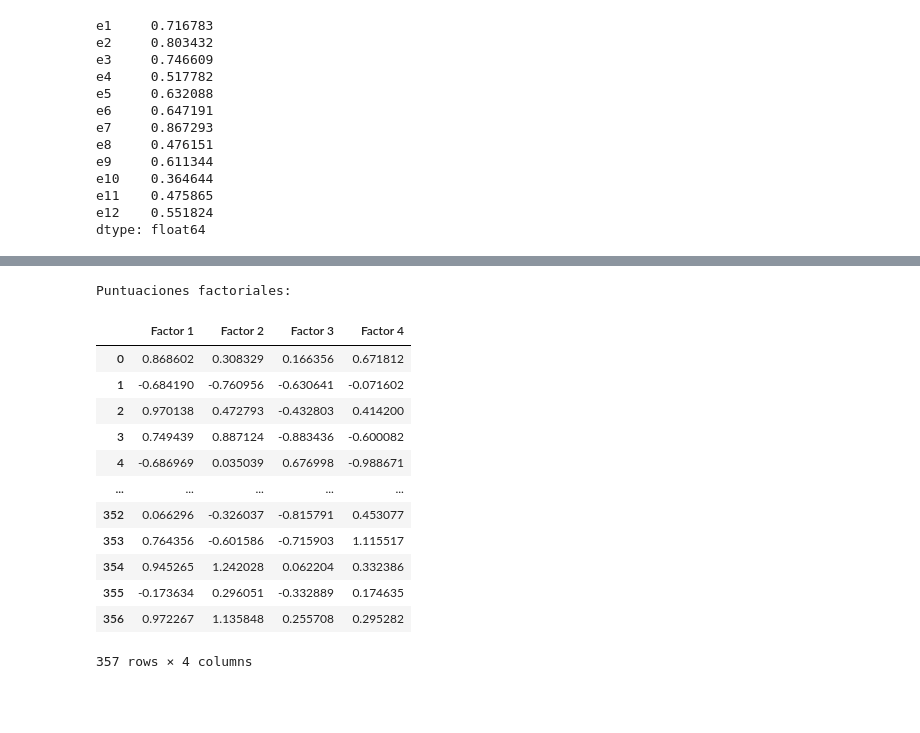
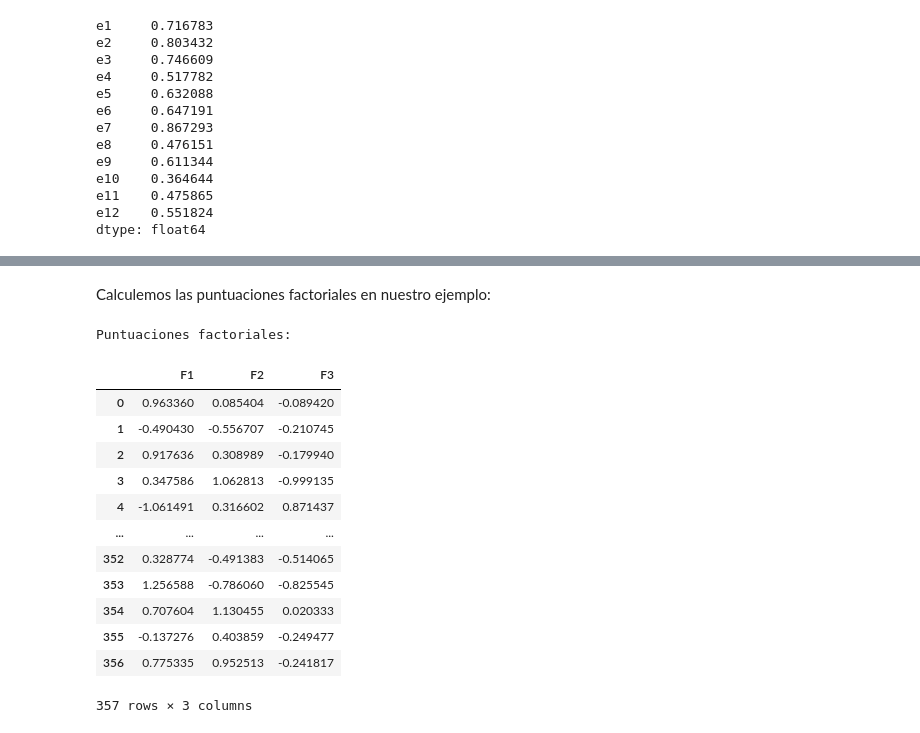
Before and after one commit to renatoparedes/EstadisticaYPsicologiaMatematica, a Jupyter notebook: AFE/AnalisisFactorialExploratorio.ipynb, the cells around one changed output, grey strips where cells are left out. Drawn from its saved outputs; the diff is of its cells as text; code cells hidden in the pictures; blank space fills up the shorter version.

```diff
--- a/AFE/AnalisisFactorialExploratorio.ipynb
+++ b/AFE/AnalisisFactorialExploratorio.ipynb
@@ -593,0 +665,10 @@ Las comunalidades sugieren que la variable `e10` no se explica adecuadamente por
+# %%
+new_df = scaled_df.drop(columns=['e8'])
+re_fa = FactorAnalyzer(n_factors=3,rotation="varimax")
+re_fa.fit(new_df)
+
+squared_loadings = pd.DataFrame(re_fa.loadings_**2, columns=['F1', 'F2', 'F3'], index=new_df.columns)
+squared_loadings['Ratio'] = squared_loadings.apply(lambda x: x.nlargest(2).values[0] / x.nlargest(2).values[1], axis=1)
+squared_loadings['Classification'] = squared_loadings['Ratio'].apply(cross_loading_eval)
+print("Cargas Factoriales al cuadrado:")
+squared_loadings
@@ -593,0 +689,4 @@ Las comunalidades sugieren que la variable `e10` no se explica adecuadamente por
+# %%
+re_fa.fit(new_df)
+print("Comunalidades:")
+pd.Series(re_fa.get_communalities(),index=new_df.columns.values)
@@ -604,20 +776,22 @@ Las comunalidades sugieren que la variable `e10` no se explica adecuadamente por
+# %% [markdown]
+Calculemos las puntuaciones factoriales en nuestro ejemplo:
 # %%
-scores = fa.transform(scaled_df)
-scores_df = pd.DataFrame(scores, columns=['Factor 1', 'Factor 2', 'Factor 3', 'Factor 4'], index=scaled_df.index)
+scores = re_fa.transform(new_df)
+scores_df = pd.DataFrame(scores, columns=['F1', 'F2', 'F3'])
 print("Puntuaciones factoriales:")
 scores_df
 # %% [output]
 Puntuaciones factoriales:
-|  | Factor 1 | Factor 2 | Factor 3 | Factor 4 |
-| 0 | 0.868602 | 0.308329 | 0.166356 | 0.671812 |
-| 1 | -0.684190 | -0.760956 | -0.630641 | -0.071602 |
-| 2 | 0.970138 | 0.472793 | -0.432803 | 0.414200 |
-| 3 | 0.749439 | 0.887124 | -0.883436 | -0.600082 |
-| 4 | -0.686969 | 0.035039 | 0.676998 | -0.988671 |
-| ... | ... | ... | ... | ... |
-| 352 | 0.066296 | -0.326037 | -0.815791 | 0.453077 |
-| 353 | 0.764356 | -0.601586 | -0.715903 | 1.115517 |
-| 354 | 0.945265 | 1.242028 | 0.062204 | 0.332386 |
-| 355 | -0.173634 | 0.296051 | -0.332889 | 0.174635 |
-| 356 | 0.972267 | 1.135848 | 0.255708 | 0.295282 |
+|  | F1 | F2 | F3 |
+| 0 | 0.963360 | 0.085404 | -0.089420 |
+| 1 | -0.490430 | -0.556707 | -0.210745 |
+| 2 | 0.917636 | 0.308989 | -0.179940 |
+| 3 | 0.347586 | 1.062813 | -0.999135 |
+| 4 | -1.061491 | 0.316602 | 0.871437 |
+| ... | ... | ... | ... |
+| 352 | 0.328774 | -0.491383 | -0.514065 |
+| 353 | 1.256588 | -0.786060 | -0.825545 |
+| 354 | 0.707604 | 1.130455 | 0.020333 |
+| 355 | -0.137276 | 0.403859 | -0.249477 |
+| 356 | 0.775335 | 0.952513 | -0.241817 |
-357 rows × 4 columns
+357 rows × 3 columns
```
Also changed, not shown: parts of 39 cells of this notebook.
